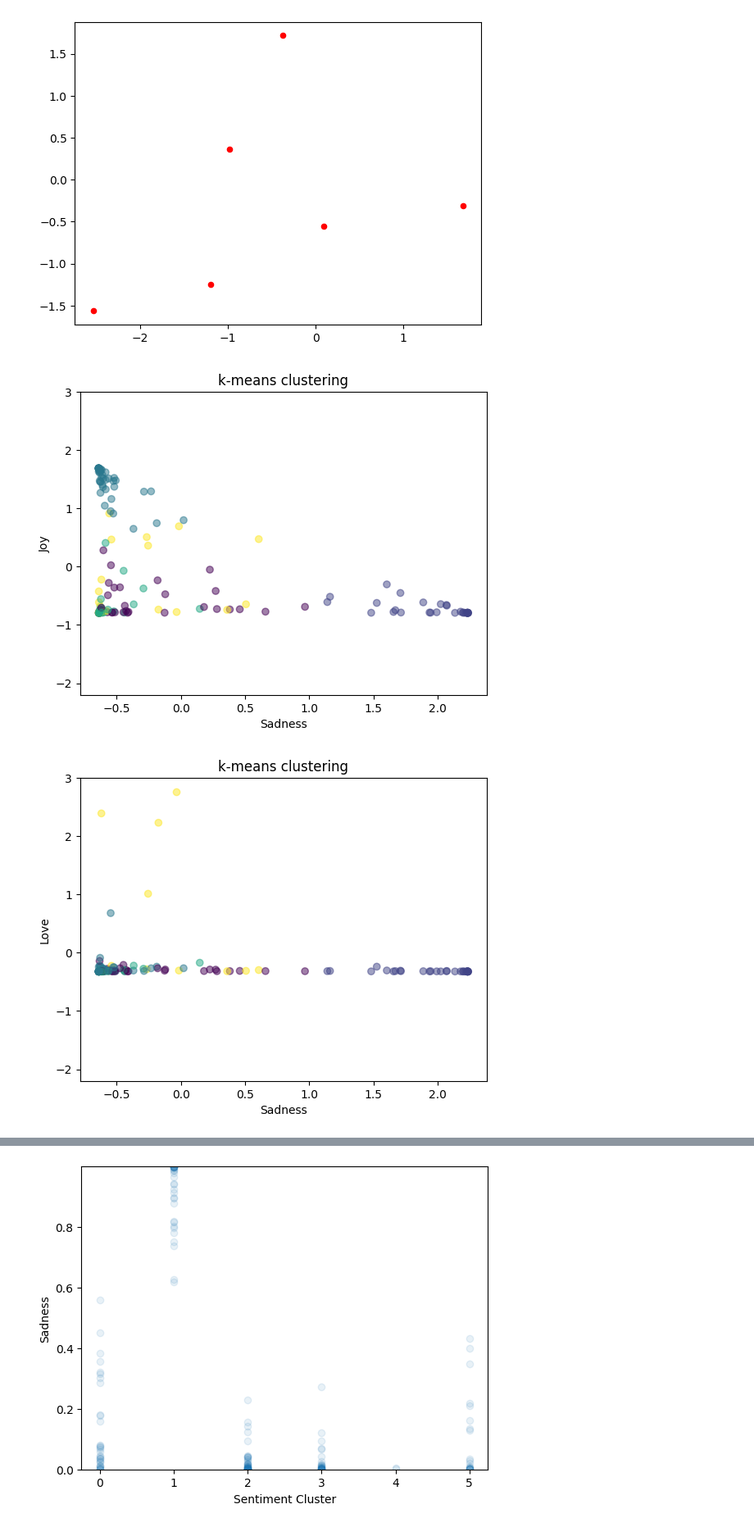
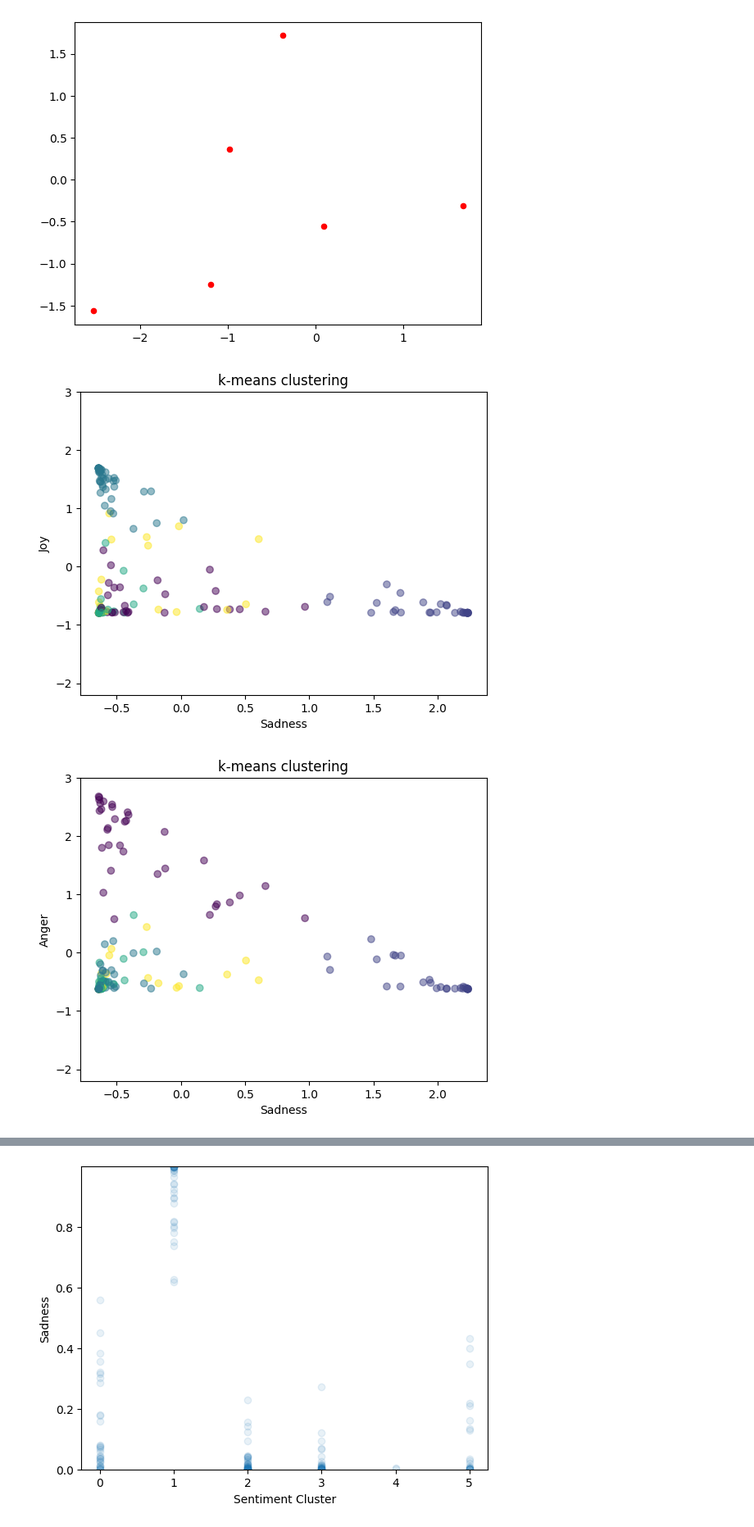
Before and after one commit to idmmachinelearning-ms/Project, a Jupyter notebook: Milestone-5.ipynb, the cells around one changed output, grey strips where cells are left out. Shown at 82% size. Cells and saved outputs as stored; diff of their text form; code cells hidden in the pictures.

```diff
--- a/Milestone-5.ipynb
+++ b/Milestone-5.ipynb
@@ -188,7 +188,7 @@ plt.show()
 [figure]
 # %%
 # For plotting
-xl, yl, zl = "Sadness", "Joy", "Love"
+xl, yl, zl = "Sadness", "Joy", "Anger"
 x = poems_scaled[xl]
 y = poems_scaled[yl]
 z = poems_scaled[zl]
@@ -199,31 +199,31 @@ clusters = km_predicted["clusters"]
 plt.scatter(x, y, c=clusters, marker='o', linestyle='', alpha=0.5)
 plt.title("k-means clustering")
 plt.xlabel(xl)
 plt.ylabel(yl)
 plt.ylim([-2.2, 3])
 plt.show()
 
 plt.scatter(x, z, c=clusters, marker='o', linestyle='', alpha=0.5)
 plt.title("k-means clustering")
 plt.xlabel(xl)
 plt.ylabel(zl)
 plt.ylim([-2.2, 3])
 plt.show()
 
 # 3D
 fig = plt.figure(figsize=(8, 8))
 ax = fig.add_subplot(projection='3d')
 
 ax.scatter(x, y, z, c=clusters, marker='o', linestyle='', alpha=0.5)
 
 ax.set_title("k-means clustering")
 ax.set_xlabel(xl)
 ax.set_ylabel(yl)
 ax.set_zlabel(zl)
 ax.set_ylim(-2.5, 8)
 ax.set_zlim(-2.5, 2.5)
 
 plt.show()
 # %% [output]
 [figure]
-[figure, old version]
+[figure, new version]
```
Also changed, not shown: parts of 7 cells of this notebook.
